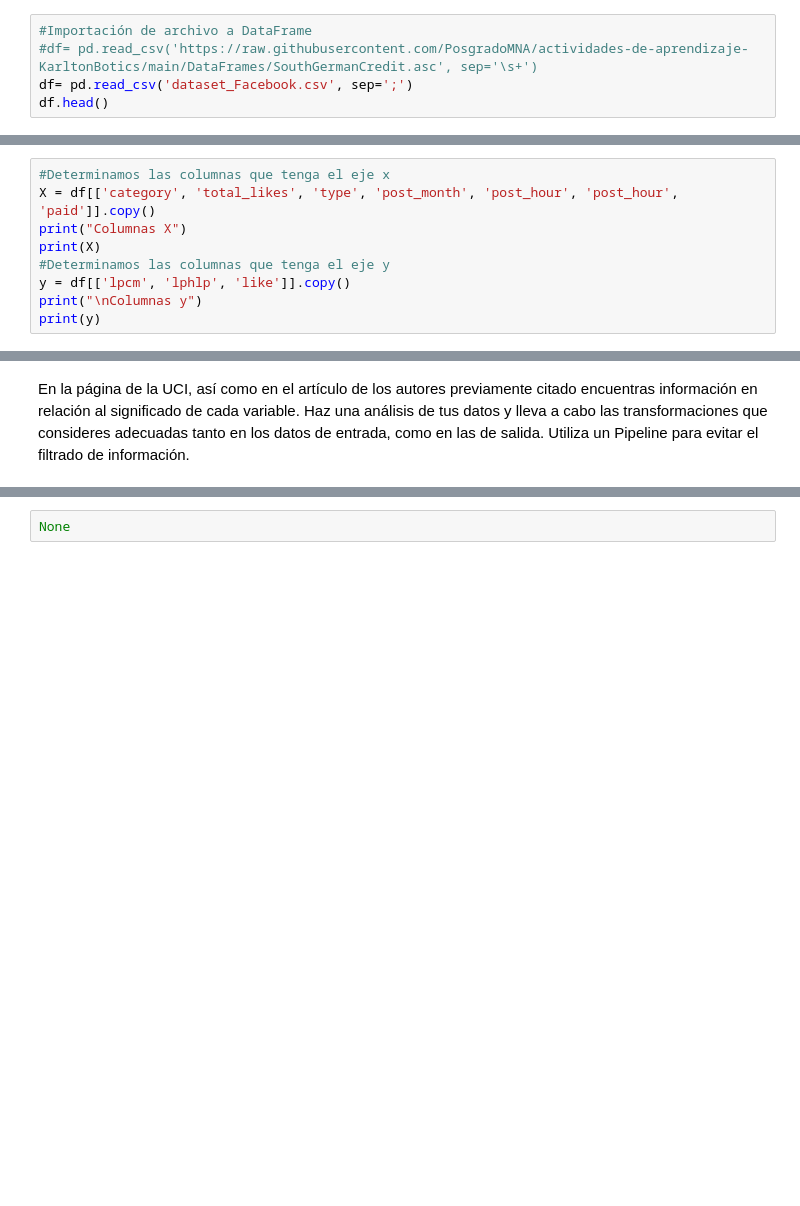
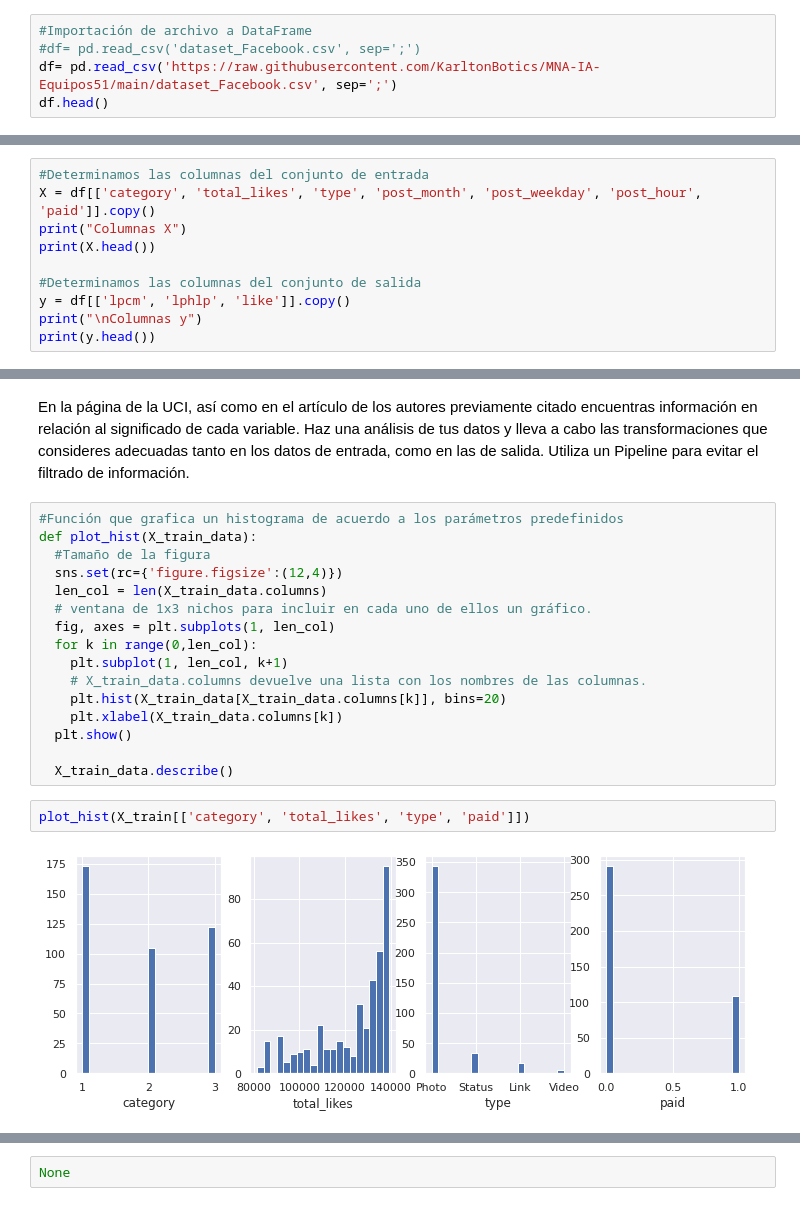
Before and after one commit to KarltonBotics/MNA-IA-Equipos51, a Jupyter notebook: MNA_IAyAA_semana_7_Actividad.ipynb, the cells around one changed output, grey strips where cells are left out. Saved outputs shown, nothing was run; the diff lists cells and outputs as text; blank space fills up the shorter version.

```diff
--- a/MNA_IAyAA_semana_7_Actividad.ipynb
+++ b/MNA_IAyAA_semana_7_Actividad.ipynb
@@ -58,8 +102,8 @@ post'. Renombra dicha variable como “LPE” . Como variables de entrada selecc
 que indican los autores en la Tabla 3 del artículo citado.
 # %%
 #Importación de archivo a DataFrame
-#df= pd.read_csv('https://raw.githubusercontent.com/PosgradoMNA/actividades-de-aprendizaje-KarltonBotics/main/DataFrames/SouthGermanCredit.asc', sep='\s+')
-df= pd.read_csv('dataset_Facebook.csv', sep=';')
+#df= pd.read_csv('dataset_Facebook.csv', sep=';')
+df= pd.read_csv('https://raw.githubusercontent.com/KarltonBotics/MNA-IA-Equipos51/main/dataset_Facebook.csv', sep=';')
 df.head()
 # %% [output]
 |  | Page total likes | Type | Category | Post Month | Post Weekday | Post Hour | Paid | ... |
@@ -101,13 +145,14 @@ df.head()
 | 3 | 139441 | Photo | 2 | 12 | 2 | 10 | 1.0 | 50128 | 87991 | ... |
 | 4 | 139441 | Photo | 2 | 12 | 2 | 3 | 0.0 | 7244 | 13594 | ... |
 # %%
-#Determinamos las columnas que tenga el eje x
-X = df[['category', 'total_likes', 'type', 'post_month', 'post_hour', 'post_hour', 'paid']].copy()
+#Determinamos las columnas del conjunto de entrada
+X = df[['category', 'total_likes', 'type', 'post_month', 'post_weekday', 'post_hour', 'paid']].copy()
 print("Columnas X")
-print(X)
-#Determinamos las columnas que tenga el eje y
+print(X.head())
+
+#Determinamos las columnas del conjunto de salida
 y = df[['lpcm', 'lphlp', 'like']].copy()
 print("\nColumnas y")
-print(y)
+print(y.head())
 # %% [output]
 Columnas X
@@ -175,3 +224,23 @@ def mape(y, y_hat):
 # **Ejercicio-4.**
 # %% [markdown]
 En la página de la UCI, así como en el artículo de los autores previamente citado encuentras información en relación al significado de cada variable. Haz una análisis de tus datos y lleva a cabo las transformaciones que consideres adecuadas tanto en los datos de entrada, como en las de salida. Utiliza un Pipeline para evitar el filtrado de información.
+# %%
+#Función que grafica un histograma de acuerdo a los parámetros predefinidos
+def plot_hist(X_train_data):
+  #Tamaño de la figura
+  sns.set(rc={'figure.figsize':(12,4)})
+  len_col = len(X_train_data.columns)
+  # ventana de 1x3 nichos para incluir en cada uno de ellos un gráfico.
+  fig, axes = plt.subplots(1, len_col)
+  for k in range(0,len_col):
+    plt.subplot(1, len_col, k+1)
+    # X_train_data.columns devuelve una lista con los nombres de las columnas.
+    plt.hist(X_train_data[X_train_data.columns[k]], bins=20)
+    plt.xlabel(X_train_data.columns[k])
+  plt.show()
+
+  X_train_data.describe()
+# %%
+plot_hist(X_train[['category', 'total_likes', 'type', 'paid']])
+# %% [output]
+[figure, added]
```
Also changed, not shown: parts of 11 cells of this notebook.
